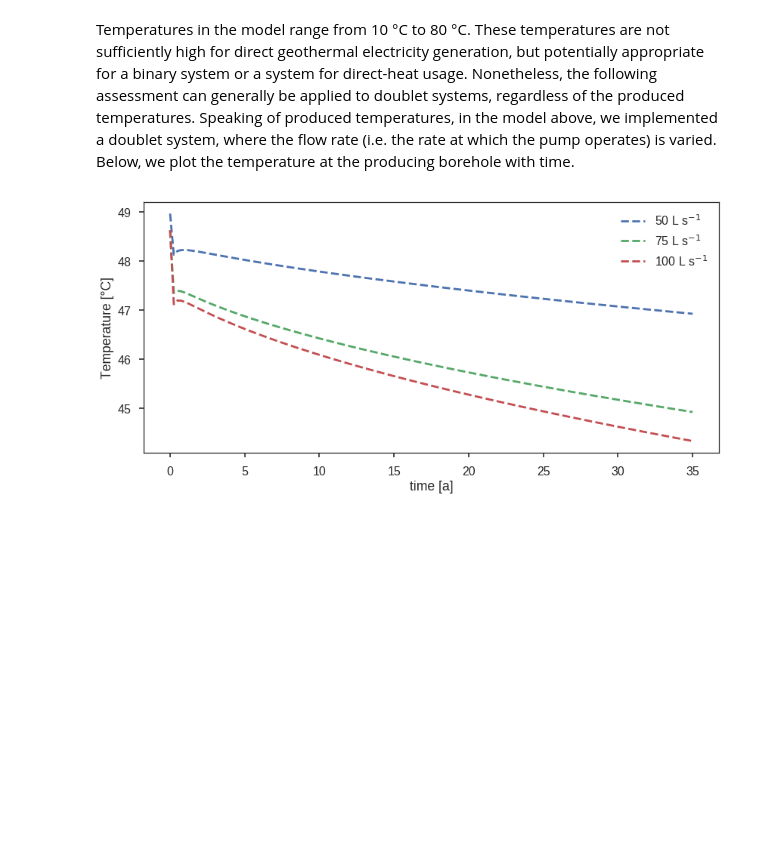
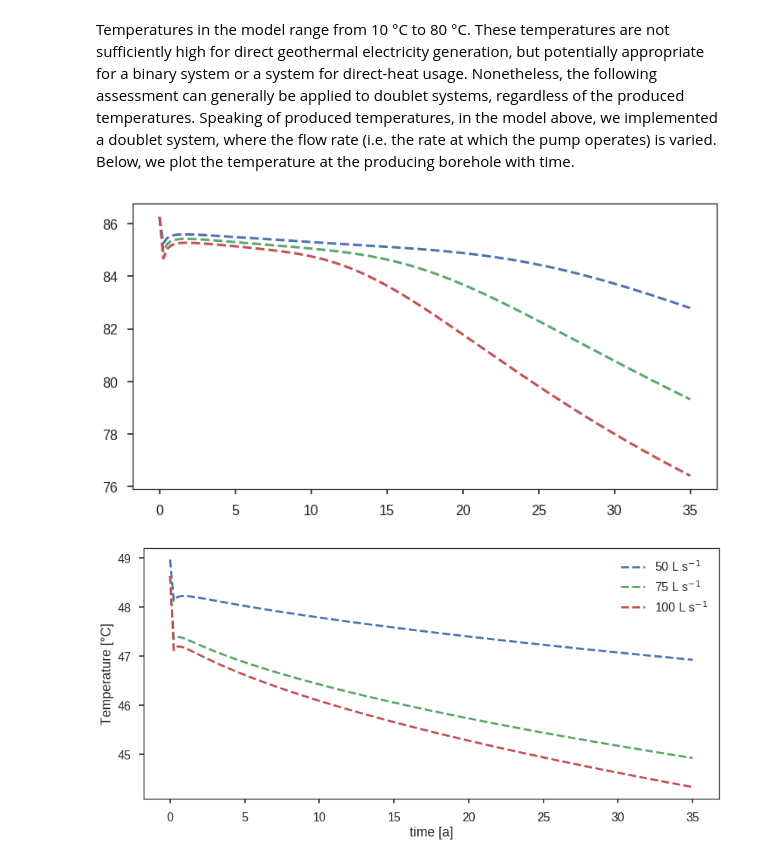
Before and after one commit to Japhiolite/geothermics, a Jupyter notebook: dev/Geothermal_doublets.ipynb, the cells around one changed output. Drawn from its saved outputs; the diff is of its cells as text; code cells hidden in the pictures; blank space fills up the shorter version.

Commit message:
updated data for doublet

```diff
--- a/dev/Geothermal_doublets.ipynb
+++ b/dev/Geothermal_doublets.ipynb
@@ -73,6 +73,17 @@ plt.tight_layout()
 # %% [markdown]
 Temperatures in the model range from 10 °C to 80 °C. These temperatures are not sufficiently high for direct geothermal electricity generation, but potentially appropriate for a binary system or a system for direct-heat usage. Nonetheless, the following assessment can generally be applied to doublet systems, regardless of the produced temperatures. Speaking of produced temperatures, in the model above, we implemented a doublet system, where the flow rate (i.e. the rate at which the pump operates) is varied.
 Below, we plot the temperature at the producing borehole with time.
+# %%
+pr_50L = np.genfromtxt('../data/doublet_50l_monitor.dat', skip_header=1, comments='%', usecols=[0,9])
+pr_75L = np.genfromtxt('../data/doublet_75l_monitor.dat', skip_header=1, comments='%', usecols=[0,9])
+pr_100L = np.genfromtxt('../data/doublet_100l_monitor.dat', skip_header=1, comments='%', usecols=[0,9])
+
+fig = plt.figure(figsize=[12,6])
+p50 = plt.plot(pr_50L[:,0], pr_50L[:,1], '--', label='50 L s$^{-1}$')
+p75 = plt.plot(pr_75L[:,0], pr_75L[:,1], '--', label='75 L s$^{-1}$')
+p100 = plt.plot(pr_100L[:,0], pr_100L[:,1], '--', label='100 L s$^{-1}$')
+# %% [output]
+[figure, added]
 # %%
 # load monitoring files
 pr_50L = pd.read_csv('../data/doublet_50l_monitor.csv')
```
Also changed, not shown: 4 other files.
